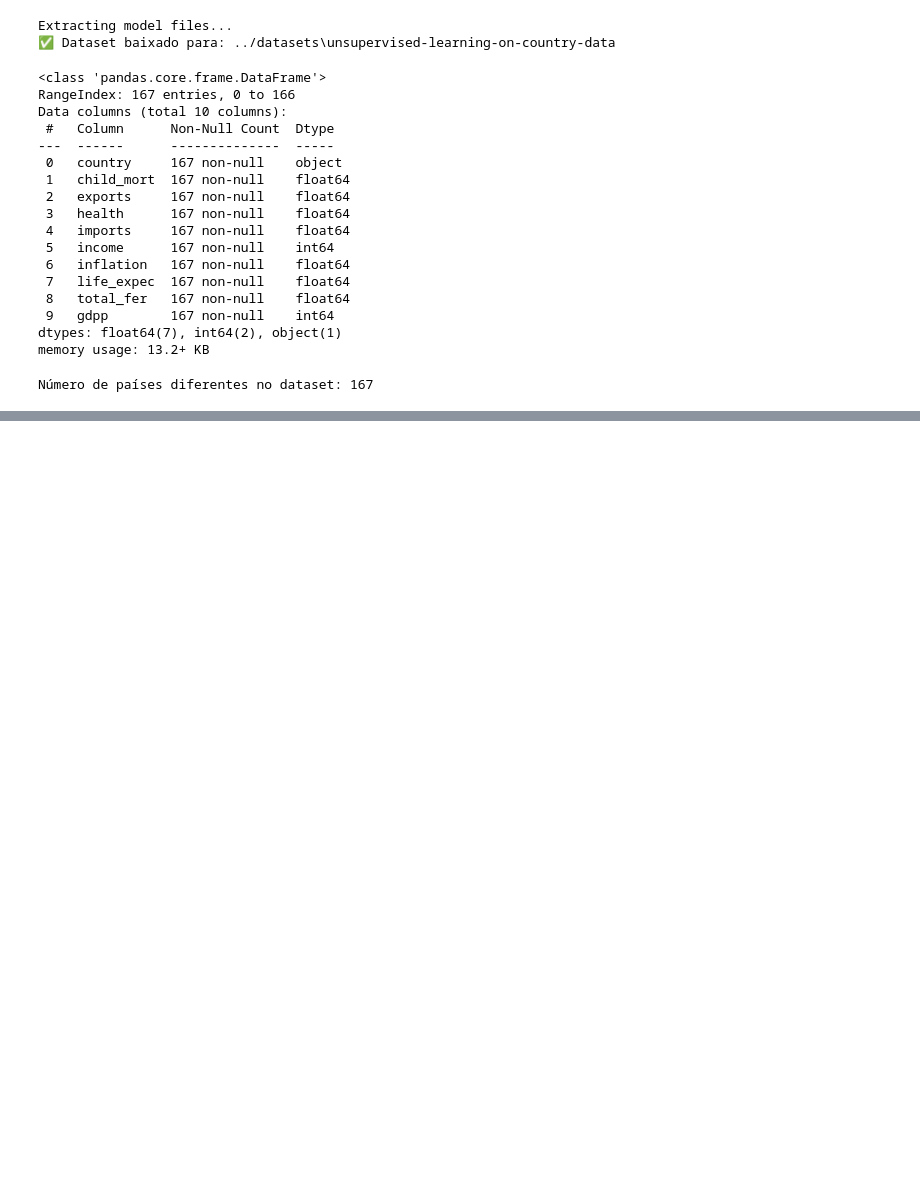
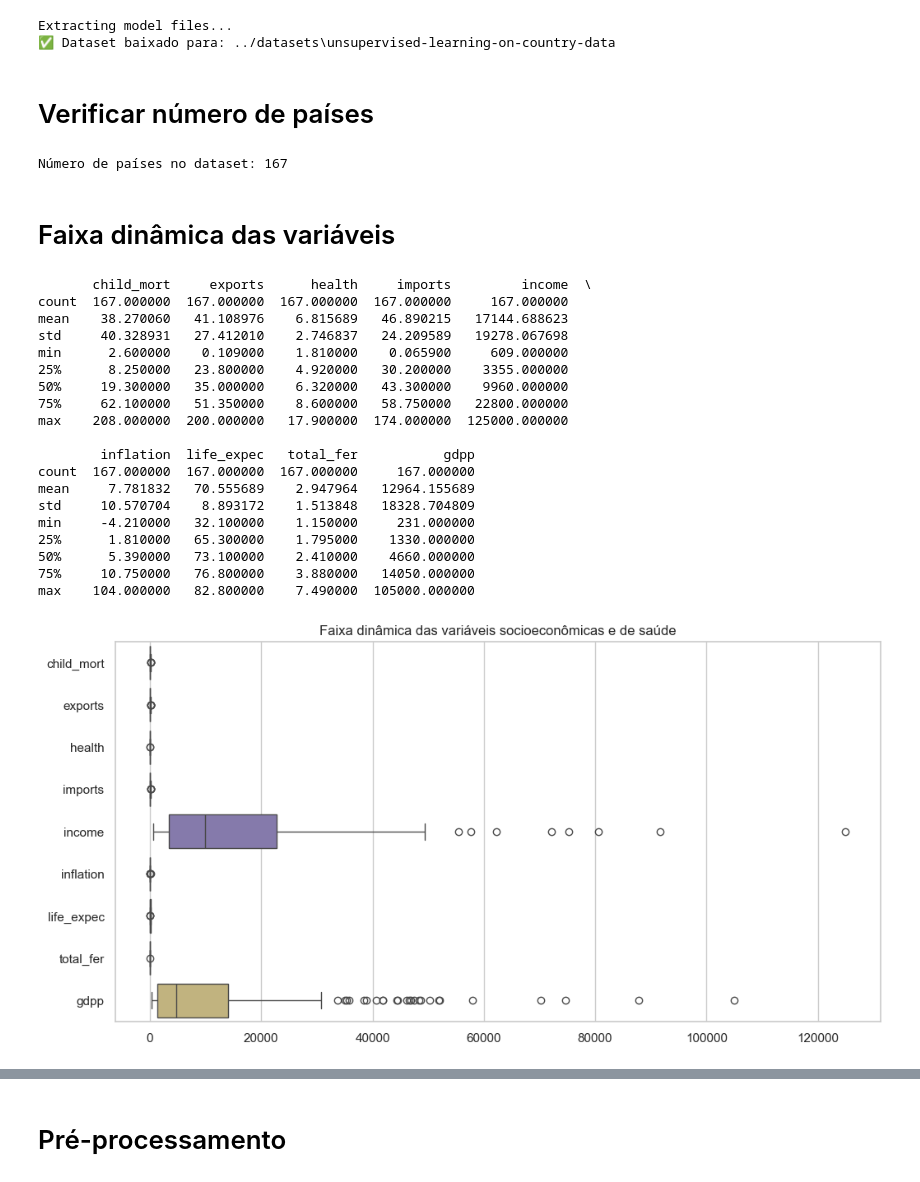
Before and after one commit to sardiva1/infnet-algclust-pd, a Jupyter notebook: notebooks/pd.ipynb, the cells around one changed output, grey strips where cells are left out. Cells and saved outputs as stored; diff of their text form; code cells hidden in the pictures; blank space fills up the shorter version.

```diff
--- a/notebooks/pd.ipynb
+++ b/notebooks/pd.ipynb
@@ -50,38 +53,52 @@ Extracting model files...
 # ===== Leitura do CSV com pandas =====
 csv_path = os.path.join(dataset_path, "Country-data.csv")
 df = pd.read_csv(csv_path)
-# %%
-df.info()
-# %% [output]
-<class 'pandas.core.frame.DataFrame'>
-RangeIndex: 167 entries, 0 to 166
-Data columns (total 10 columns):
- #   Column      Non-Null Count  Dtype
----  ------      --------------  -----
- 0   country     167 non-null    object
- 1   child_mort  167 non-null    float64
- 2   exports     167 non-null    float64
- 3   health      167 non-null    float64
- 4   imports     167 non-null    float64
- 5   income      167 non-null    int64
- 6   inflation   167 non-null    float64
- 7   life_expec  167 non-null    float64
- 8   total_fer   167 non-null    float64
- 9   gdpp        167 non-null    int64
-dtypes: float64(7), int64(2), object(1)
-memory usage: 13.2+ KB
+# %% [markdown]
+# Verificar número de países
+# %%
+print("Número de países no dataset:", df['country'].nunique())
+# %% [output]
+Número de países no dataset: 167
+# %% [markdown]
+# Faixa dinâmica das variáveis
 # %%
-# Separando as colunas numéricas (se necessário)
-colunas_numericas = df.select_dtypes(include=['int64', 'float64']).columns
+import matplotlib.pyplot as plt
+import seaborn as sns
 
-# Instanciando o scaler
-scaler = StandardScaler()
+# Remover a coluna de país (não numérica)
+data_num = df.drop(columns=['country'])
 
-# Aplicando o scaler (fit + transform) nas colunas numéricas
-df[colunas_numericas] = scaler.fit_transform(df[colunas_numericas])
+# Estatísticas básicas
+print(data_num.describe())
 
-# Calcular o número de países diferentes
-num_countries = df['country'].nunique()
-print(f"Número de países diferentes no dataset: {num_countries}")
+# Boxplots para ver faixas dinâmicas (escala e outliers)
+plt.figure(figsize=(12, 6))
+sns.boxplot(data=data_num, orient='h')
+plt.title("Faixa dinâmica das variáveis socioeconômicas e de saúde")
+plt.show()
+
+# Distribuição individual (opcional)
+data_num.hist(figsize=(12, 10), bins=15)
+plt.suptitle("Distribuição das variáveis")
+plt.show()
 # %% [output]
-Número de países diferentes no dataset: 167
+       child_mort     exports      health     imports         income  \
+count  167.000000  167.000000  167.000000  167.000000     167.000000
+mean    38.270060   41.108976    6.815689   46.890215   17144.688623
+std     40.328931   27.412010    2.746837   24.209589   19278.067698
+min      2.600000    0.109000    1.810000    0.065900     609.000000
+25%      8.250000   23.800000    4.920000   30.200000    3355.000000
+50%     19.300000   35.000000    6.320000   43.300000    9960.000000
+75%     62.100000   51.350000    8.600000   58.750000   22800.000000
+max    208.000000  200.000000   17.900000  174.000000  125000.000000
+
+        inflation  life_expec   total_fer           gdpp
+count  167.000000  167.000000  167.000000     167.000000
+mean     7.781832   70.555689    2.947964   12964.155689
+std     10.570704    8.893172    1.513848   18328.704809
+min     -4.210000   32.100000    1.150000     231.000000
+25%      1.810000   65.300000    1.795000    1330.000000
+50%      5.390000   73.100000    2.410000    4660.000000
+75%     10.750000   76.800000    3.880000   14050.000000
+max    104.000000   82.800000    7.490000  105000.000000
+[figure, added]
@@ -88 +106,3 @@ Número de países diferentes no dataset: 167
+# %% [markdown]
+# Pré-processamento
 # %%
```
Also changed, not shown: parts of 30 cells of this notebook, 3 other files.
